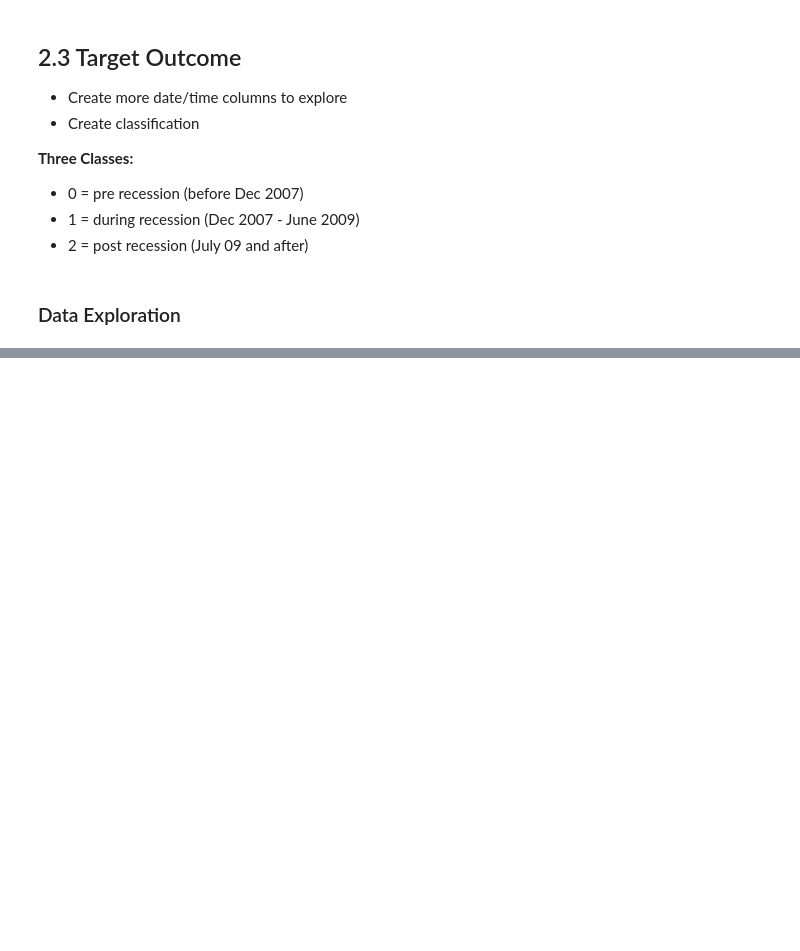
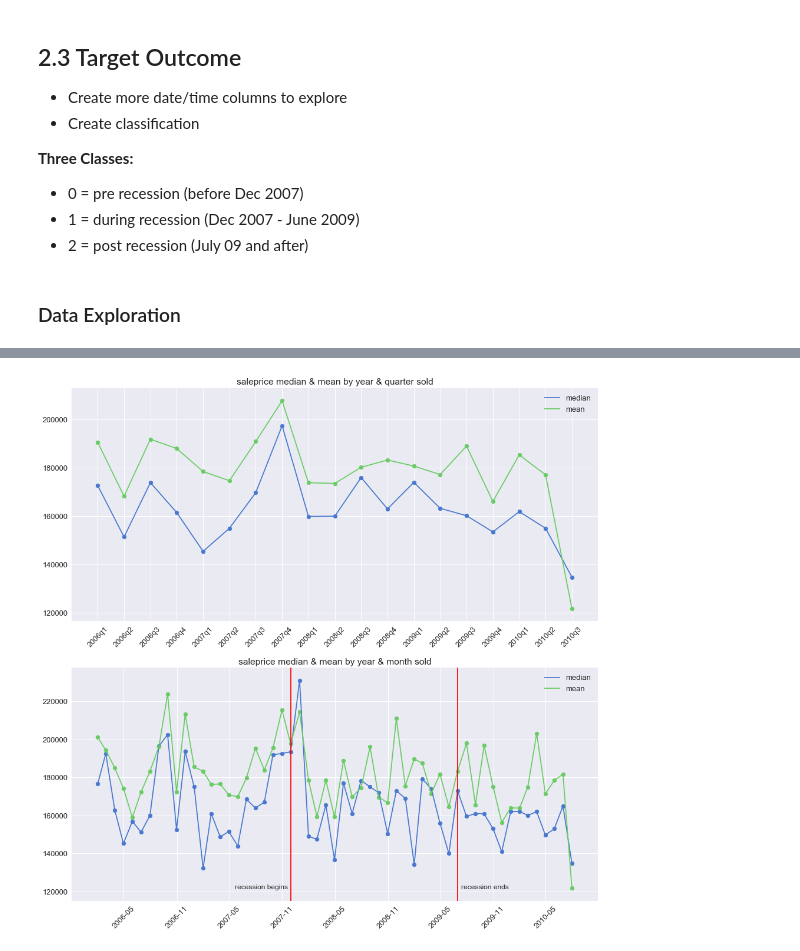
Before and after one commit to brianmcguckin/thinkful_unit_03_capstone, a Jupyter notebook: unit_03_capstone_v2.ipynb, the cells around one changed output, grey strips where cells are left out. Drawn from its saved outputs; the diff is of its cells as text; code cells hidden in the pictures; blank space fills up the shorter version.

```diff
--- a/unit_03_capstone_v2.ipynb
+++ b/unit_03_capstone_v2.ipynb
@@ -316,0 +451,27 @@ plt.show()
+# %%
+plt.figure(figsize=(16,16))
+ax1 = plt.subplot(211)
+plt.plot(labels_yrqtr, medians_yrqtr, label='median')
+plt.plot(labels_yrqtr, means_yrqtr, label='mean')
+plt.scatter(labels_yrqtr, medians_yrqtr)
+plt.scatter(labels_yrqtr, means_yrqtr)
+plt.title('saleprice median & mean by year & quarter sold')
+plt.xticks(rotation=45)
+plt.legend()
+
+ax2 = plt.subplot(212)
+plt.plot(xlabels_yrmo, medians_yrmo, label='median')
+plt.plot(xlabels_yrmo, means_yrmo, label='mean')
+plt.scatter(xlabels_yrmo, medians_yrmo)
+plt.scatter(xlabels_yrmo, means_yrmo)
+plt.axvline(x='2007-11-30', color='red')
+plt.text(0.31, 0.05, 'recession begins', size=12, transform=ax2.transAxes)
+plt.axvline(x='2009-06-30', color='red')
+plt.text(0.74, 0.05, 'recession ends', size=12, transform=ax2.transAxes)
+plt.xticks(rotation=45)
+plt.title('saleprice median & mean by year & month sold')
+plt.legend()
+
+plt.show()
+# %% [output]
+[figure, added]
```
Also changed, not shown: parts of 7 cells of this notebook.
